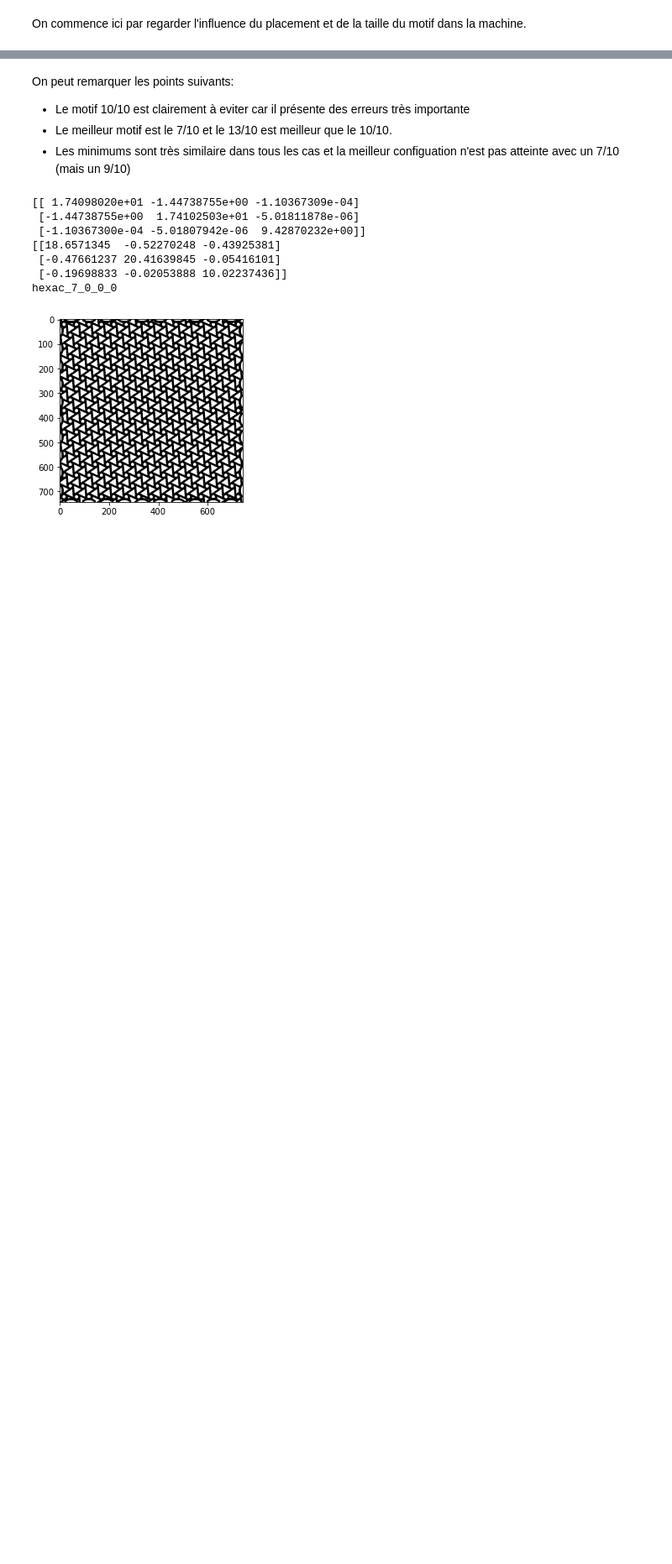
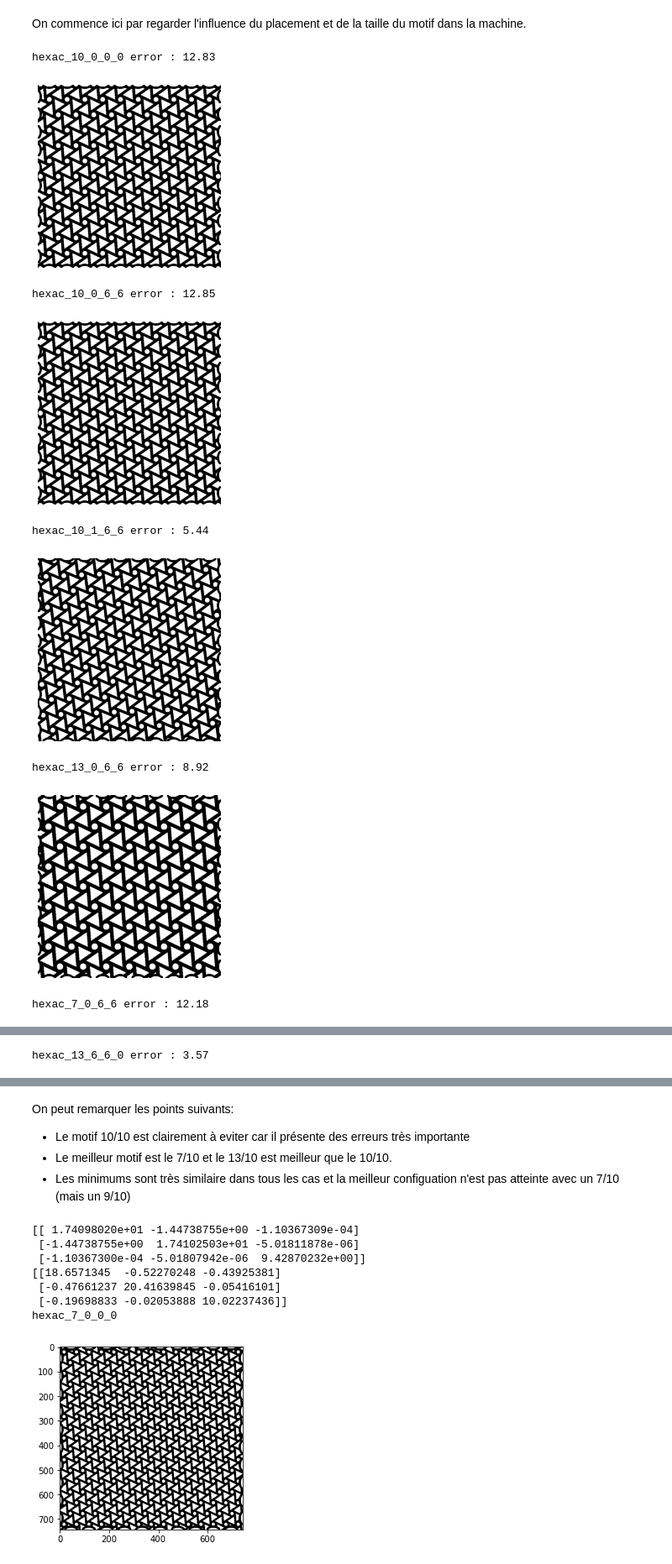
Before and after one commit to h06e/abakubc, a Jupyter notebook: utilities/hexac_study.ipynb, the cells around one changed output, grey strips where cells are left out. Shown at 84% size. Saved outputs shown, nothing was run; the diff lists cells and outputs as text; code cells hidden in the pictures; blank space fills up the shorter version.

```diff
--- a/utilities/hexac_study.ipynb
+++ b/utilities/hexac_study.ipynb
@@ -31,2 +31,27 @@ Lecture des données réalisée en 14.81937s
 # %% [markdown]
 On commence ici par regarder l'influence du placement et de la taille du motif dans la machine.
+# %%
+names=['hexac_10_0_0_0', 'hexac_10_0_6_6', 'hexac_10_1_6_6','hexac_13_0_6_6','hexac_7_0_6_6',]
+
+# for name in names:
+#     print(f'{name} error : {data[name].get_error((0,3)):.2f}')
+#     data[name].show_geo()
+#     # plt.savefig(f'images/{name}.png')
+#     plt.show()
+
+# bests = get_best_test(data, (0,3), 10)
+# for test in bests:
+#     print(f'{test.test_id} error : {test.get_error((0,3)):.2f}')
+#     test.show_geo()
+#     # plt.savefig(f'images/{test.test_id}.png')
+#     plt.show()
+# %% [output]
+hexac_10_0_0_0 error : 12.83
+[figure, added]
+hexac_10_0_6_6 error : 12.85
+[figure, added]
+hexac_10_1_6_6 error : 5.44
+[figure, added]
+hexac_13_0_6_6 error : 8.92
+[figure, added]
+hexac_7_0_6_6 error : 12.18
@@ -32,0 +59 @@ On commence ici par regarder l'influence du placement et de la taille du motif d
+hexac_13_6_6_0 error : 3.57
```
Also changed, not shown: parts of 4 cells of this notebook, 24 other files.
